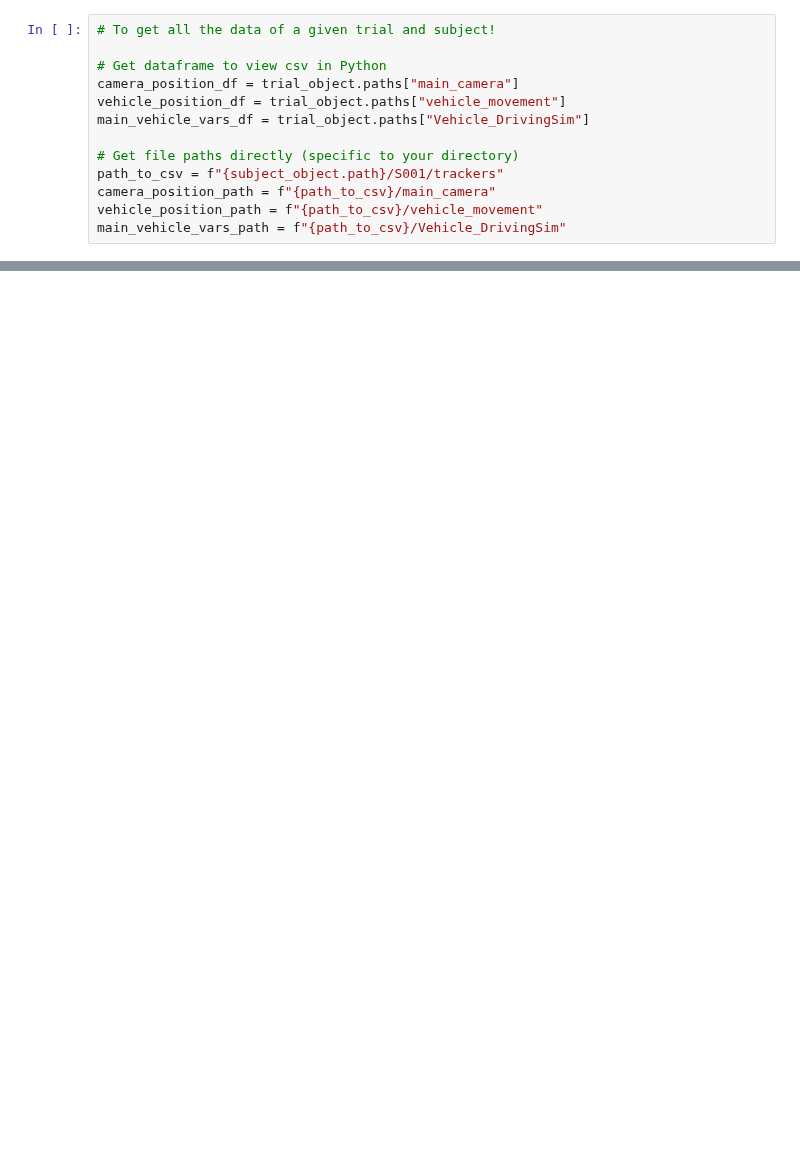
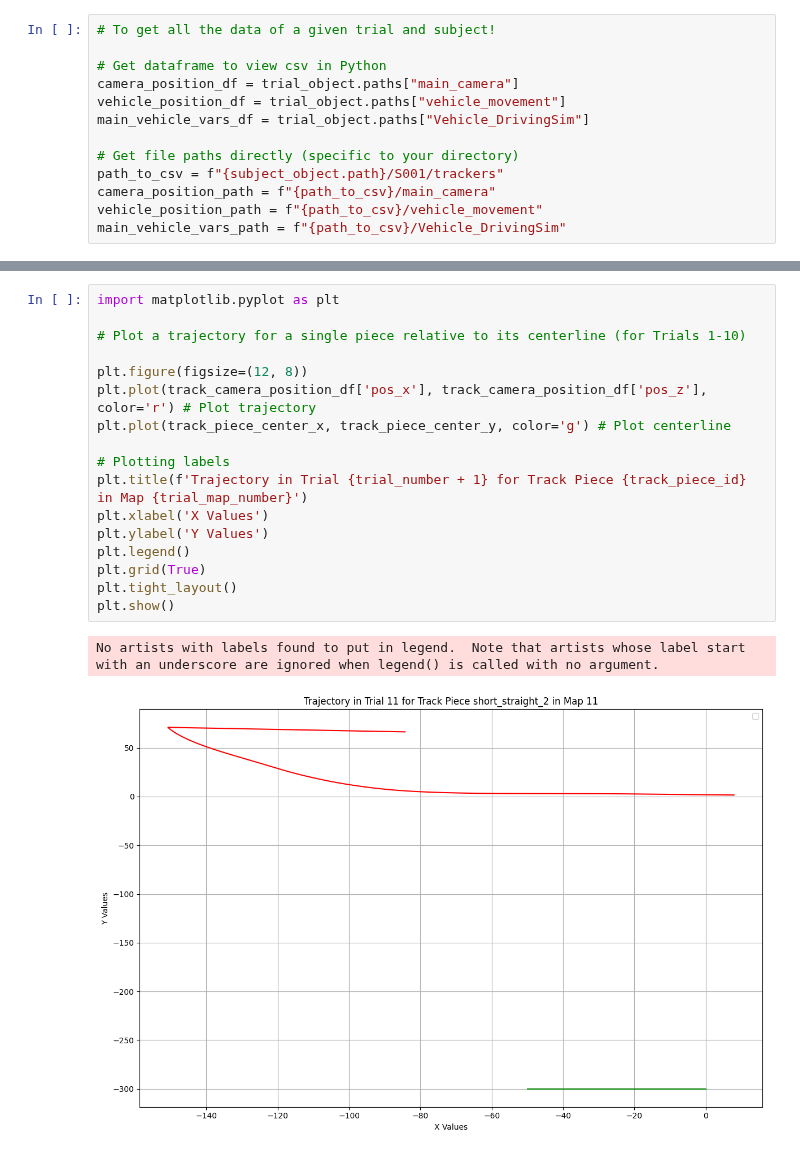
Before and after one commit to GraceRoessling/driving_exp_1_analyses, a Jupyter notebook: experiment_analyses/jupyter_notebooks/Get_subject_data.ipynb, the cells around one changed output, grey strips where cells are left out. Cells and saved outputs as stored; diff of their text form; blank space fills up the shorter version.

```diff
--- a/experiment_analyses/jupyter_notebooks/Get_subject_data.ipynb
+++ b/experiment_analyses/jupyter_notebooks/Get_subject_data.ipynb
@@ -85,2 +89,22 @@ track_main_vehicle_vars_df = track_dataframe_dict["Vehicle_DrivingSim"]
+# %%
+import matplotlib.pyplot as plt
+
+# Plot a trajectory for a single piece relative to its centerline (for Trials 1-10)
+
+plt.figure(figsize=(12, 8))
+plt.plot(track_camera_position_df['pos_x'], track_camera_position_df['pos_z'], color='r') # Plot trajectory
+plt.plot(track_piece_center_x, track_piece_center_y, color='g') # Plot centerline
+
+# Plotting labels
+plt.title(f'Trajectory in Trial {trial_number + 1} for Track Piece {track_piece_id} in Map {trial_map_number}')
+plt.xlabel('X Values')
+plt.ylabel('Y Values')
+plt.legend()
+plt.grid(True)
+plt.tight_layout()
+plt.show()
+# %% [output]
+No artists with labels found to put in legend.  Note that artists whose label start with an underscore are ignored when legend() is called with no argument.
+[figure, added]
 # %%
 import matplotlib.pyplot as plt
```
Also changed, not shown: parts of 8 cells of this notebook, 4 other files.
